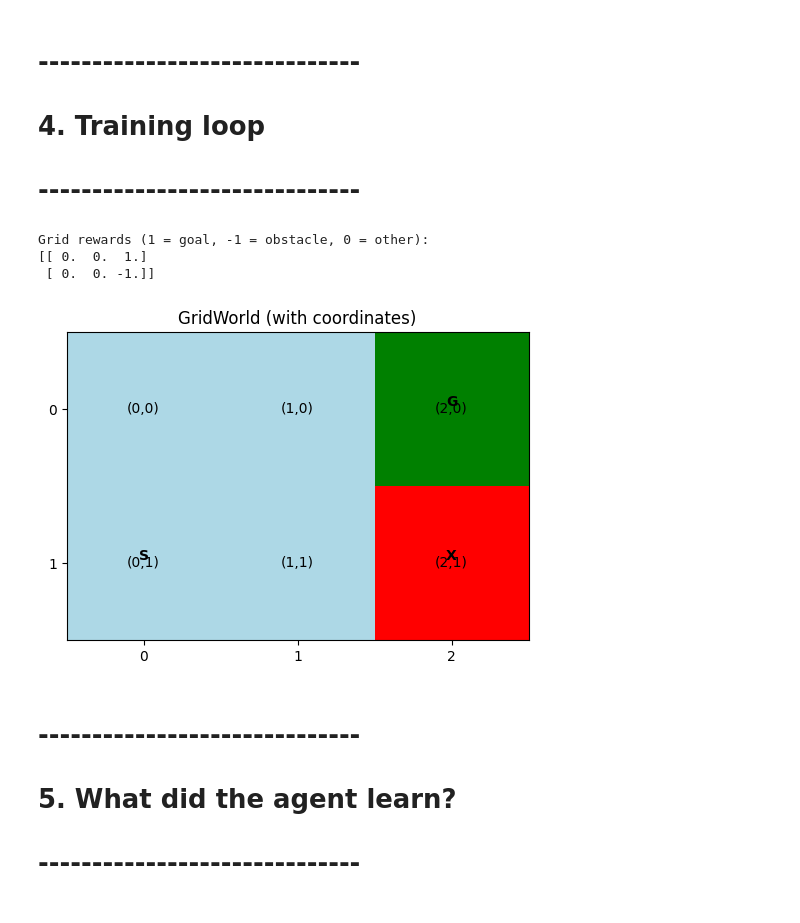
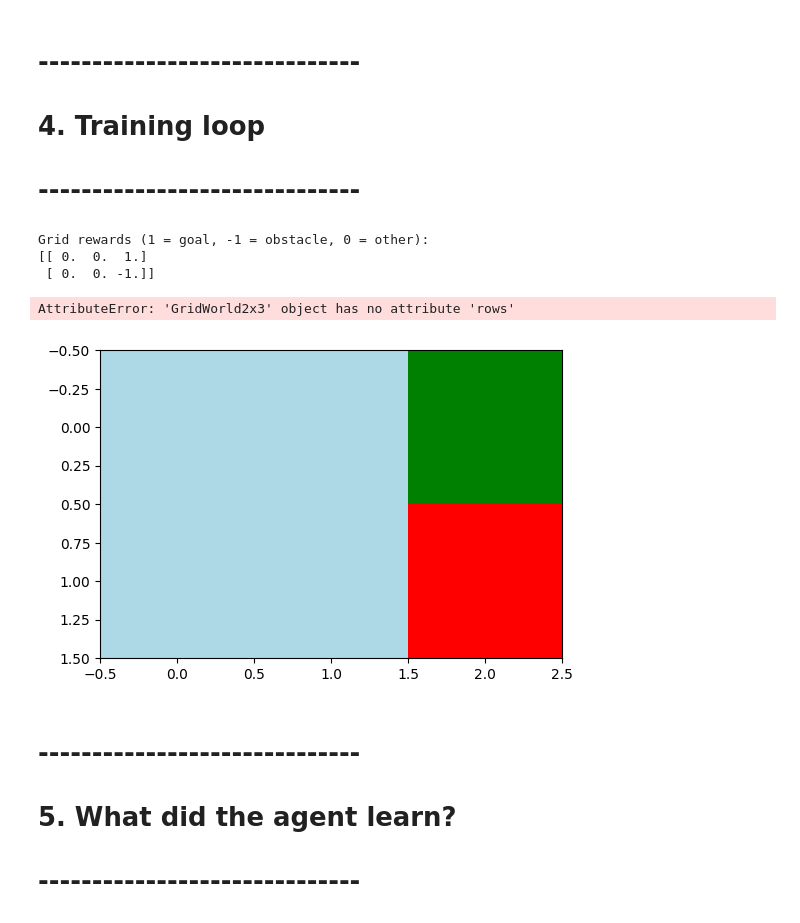
Before and after one commit to edreate/Reinforcement-Learning, a Jupyter notebook: src/q-learning/q_learning_2x3_world.ipynb, the cells around one changed output. Cells and saved outputs as stored; diff of their text form; code cells hidden in the pictures.

```diff
--- a/src/q-learning/q_learning_2x3_world.ipynb
+++ b/src/q-learning/q_learning_2x3_world.ipynb
@@ -258,16 +270,17 @@ def run_greedy_episode(env, agent, max_steps=20):
 # 4. Training loop
 # ------------------------------
 # %%
-env = GridWorld()
+env = GridWorld2x3()
 
 print("Grid rewards (1 = goal, -1 = obstacle, 0 = other):")
 print(env.grid)
 plot_gridworld(env)  # Visualize the world at the start
 # %% [output]
 Grid rewards (1 = goal, -1 = obstacle, 0 = other):
 [[ 0.  0.  1.]
  [ 0.  0. -1.]]
+AttributeError: 'GridWorld2x3' object has no attribute 'rows'
-[figure, old version]
+[figure, new version]
 # %%
 agent = QLearningAgent(
     state_shape=env.grid.shape,
```
Also changed, not shown: parts of 1 cell of this notebook, 2 other files.
